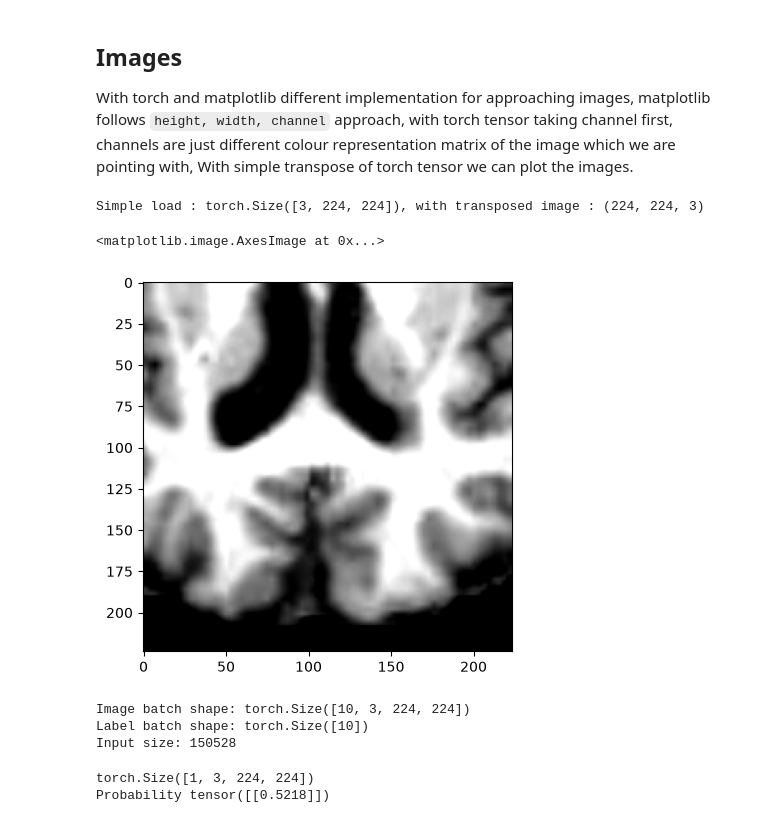
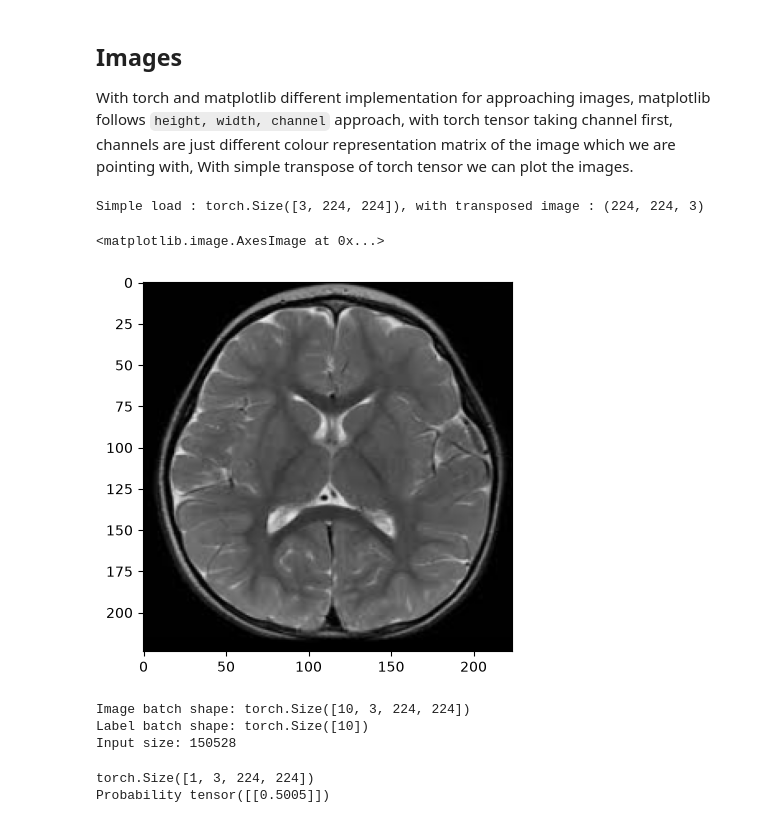
Before and after one commit to 24f3004979/Lab, a Jupyter notebook: experiment/notebooks/BrainMRI.ipynb, the cells around one changed output. Saved outputs shown, nothing was run; the diff lists cells and outputs as text; code cells hidden in the pictures.

```diff
--- a/experiment/notebooks/BrainMRI.ipynb
+++ b/experiment/notebooks/BrainMRI.ipynb
@@ -114,30 +114,30 @@ transformer = transforms.Compose([
 # %%
 # Simple visualization of random image form the dataset
 import torchvision.io as tv_io
 import matplotlib.pyplot as plt
 import numpy as np
 from torchvision.io import ImageReadMode
 
 
 # loading with tv io based loading pipeline
 
-path = '/home/madhav/workstation/Lab/experiment/data/BrainMRI/Alzheimer/mildDem300.jpg'
+path = '/home/madhav/workstation/Lab/experiment/data/BrainMRI/Normal/4 no.jpg'
 raw_image = tv_io.read_file(path)
 img_tensor = tv_io.decode_image(raw_image, mode=ImageReadMode.RGB)
 
 img_nums = transformer(img_tensor)
 
 plot_nums = img_nums.cpu().numpy().transpose(1,2,0)
 
 print(f'Simple load : {img_nums.shape}, with transposed image : {plot_nums.shape}')
 
 # Loding image plot with matplotlib | transposing the actual tensor dataset
 
 plt.imshow(plot_nums)
 # %% [output]
 Simple load : torch.Size([3, 224, 224]), with transposed image : (224, 224, 3)
 <matplotlib.image.AxesImage at 0x...>
-[figure, old version]
+[figure, new version]
 # %%
 # Torch custom data loader instance
 import torch
@@ -297,7 +311,7 @@ class SimpleCNN(nn.Module):
 
 # Initiating MLP based model
 device = 'cuda'
-model = MRIModel(
+model = MLPmri(
     input_size= 3 * 224 * 224,
     hidden1_size=128,
     hidden2_size=128
@@ -318,7 +332,7 @@ def check_forward_pass(model):
 check_forward_pass(cnn_model)
 # %% [output]
 torch.Size([1, 3, 224, 224])
-Probability tensor([[0.5218]])
+Probability tensor([[0.5005]])
 # %%
 import torch.optim as optim
 import seaborn as sns
```
Also changed, not shown: parts of 7 cells of this notebook, 6 other files.
